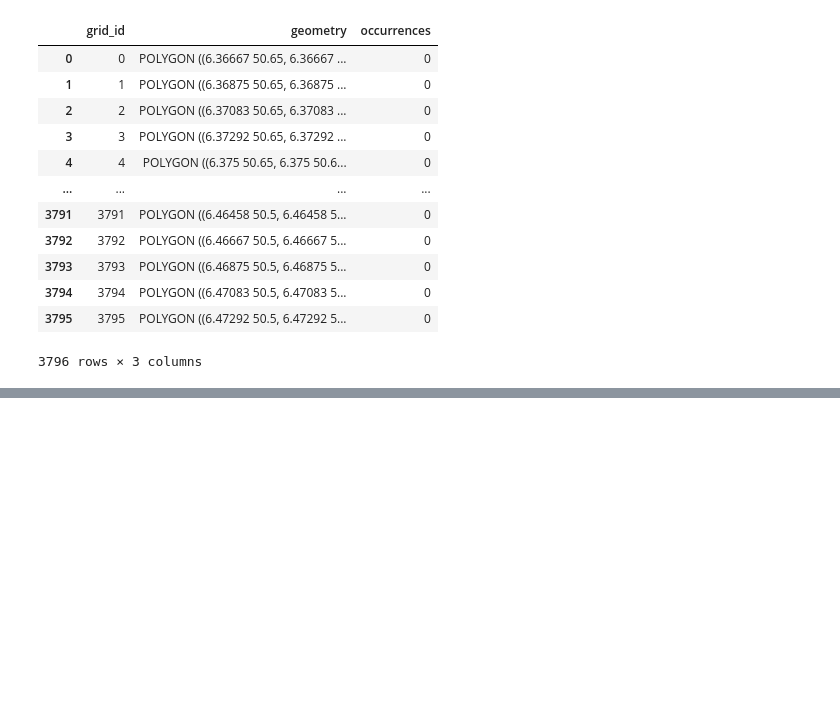
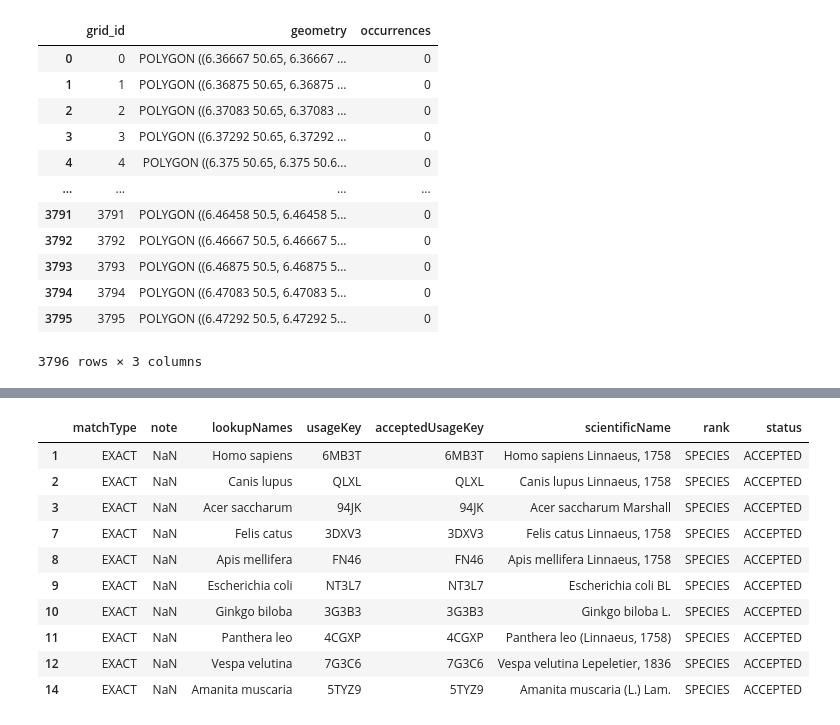
Before and after one commit to nbillietPM/BmC, a Jupyter notebook: scripts/gbif/gbif.ipynb, the cells around one changed output, grey strips where cells are left out. Cells and saved outputs as stored; diff of their text form; code cells hidden in the pictures; blank space fills up the shorter version.

```diff
--- a/scripts/gbif/gbif.ipynb
+++ b/scripts/gbif/gbif.ipynb
@@ -137,8 +0,0 @@ Total records found in box: 65768210
-# %%
-results = occurrences.search(key = "7G3C6",
-    decimalLatitude=f"{min_lat},{max_lat}",
-    decimalLongitude=f"{min_lon},{max_lon}",
-    hasCoordinate=True,  # Ensures you only get records with mapped locations
-)
-
-print(f"Total records found in box: {results.get('count')}")
@@ -1221,0 +1898,7 @@ check_grid_alignment(gdf, template_raster, resolution=250)
+# %%
+lookup_func = partial(lookup_backbone_single, col_backbone=True)
+with ThreadPoolExecutor(max_workers=3) as executor:
+    results = executor.map(lookup_func, ["Animalia", "Arthropoda", "Vespa velutina"])
+print(results)
+for result in results:
+    print(result)
@@ -1221,0 +2092,23 @@ check_grid_alignment(gdf, template_raster, resolution=250)
+# %%
+test_names = [
+    # --- 10 Correct Names ---
+    "Vespa velutina",       # Asian hornet
+    "Canis lupus",          # Gray wolf
+    "Homo sapiens",         # Human
+    "Felis catus",          # Domestic cat
+    "Panthera leo",         # Lion
+    "Ginkgo biloba",        # Ginkgo tree
+    "Amanita muscaria",     # Fly agaric fungus
+    "Apis mellifera",       # Western honey bee
+    "Acer saccharum",       # Sugar maple
+    "Escherichia coli",     # E. coli bacteria
+
+    # --- 5 Incorrect / Fuzzy Names ---
+    "Canis lupos",          # Typo (Should trigger FUZZY)
+    "Felis cattus",         # Typo (Should trigger FUZZY)
+    "Unicornis magicus",    # Fake (Should trigger NONE)
+    "Plantus fakus",        # Fake (Should trigger NONE)
+    "Tyranosaurus rexx"     # Typo/Fake (Should trigger NONE or FUZZY)
+]
+
+df,mdf = fetch_taxon_info(test_names, col_backbone=True)
@@ -1221,0 +2130,14 @@ check_grid_alignment(gdf, template_raster, resolution=250)
+# %%
+df
+# %% [output]
+|  | matchType | note | lookupNames | usageKey | acceptedUsageKey | scientificName | rank | status |
+| 1 | EXACT | NaN | Homo sapiens | 6MB3T | 6MB3T | Homo sapiens Linnaeus, 1758 | SPECIES | ACCEPTED |
+| 2 | EXACT | NaN | Canis lupus | QLXL | QLXL | Canis lupus Linnaeus, 1758 | SPECIES | ACCEPTED |
+| 3 | EXACT | NaN | Acer saccharum | 94JK | 94JK | Acer saccharum Marshall | SPECIES | ACCEPTED |
+| 7 | EXACT | NaN | Felis catus | 3DXV3 | 3DXV3 | Felis catus Linnaeus, 1758 | SPECIES | ACCEPTED |
+| 8 | EXACT | NaN | Apis mellifera | FN46 | FN46 | Apis mellifera Linnaeus, 1758 | SPECIES | ACCEPTED |
+| 9 | EXACT | NaN | Escherichia coli | NT3L7 | NT3L7 | Escherichia coli BL | SPECIES | ACCEPTED |
+| 10 | EXACT | NaN | Ginkgo biloba | 3G3B3 | 3G3B3 | Ginkgo biloba L. | SPECIES | ACCEPTED |
+| 11 | EXACT | NaN | Panthera leo | 4CGXP | 4CGXP | Panthera leo (Linnaeus, 1758) | SPECIES | ACCEPTED |
+| 12 | EXACT | NaN | Vespa velutina | 7G3C6 | 7G3C6 | Vespa velutina Lepeletier, 1836 | SPECIES | ACCEPTED |
+| 14 | EXACT | NaN | Amanita muscaria | 5TYZ9 | 5TYZ9 | Amanita muscaria (L.) Lam. | SPECIES | ACCEPTED |
```
Also changed, not shown: parts of 61 cells of this notebook, 7 other files.
